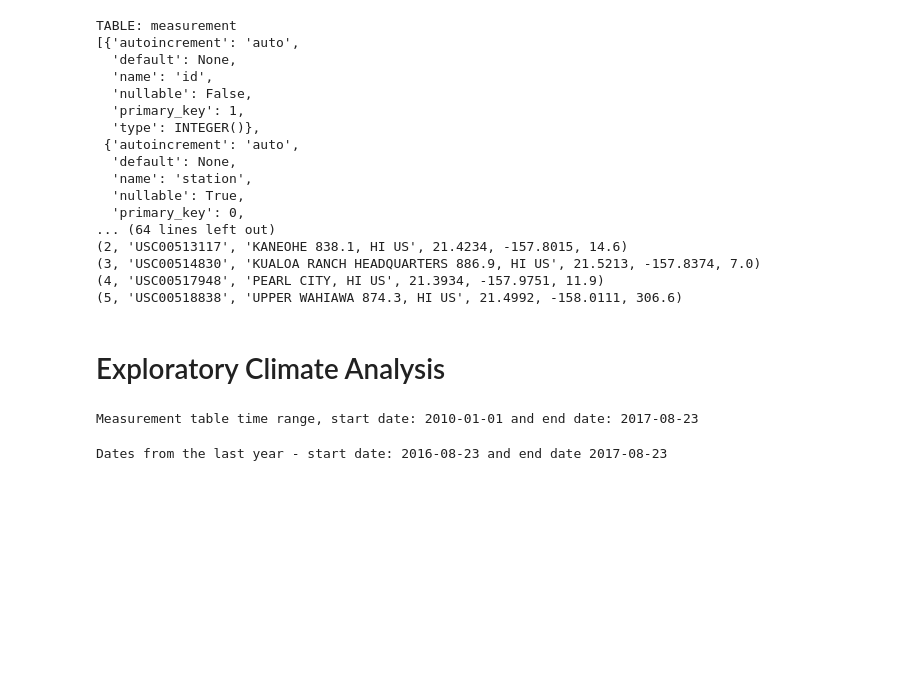
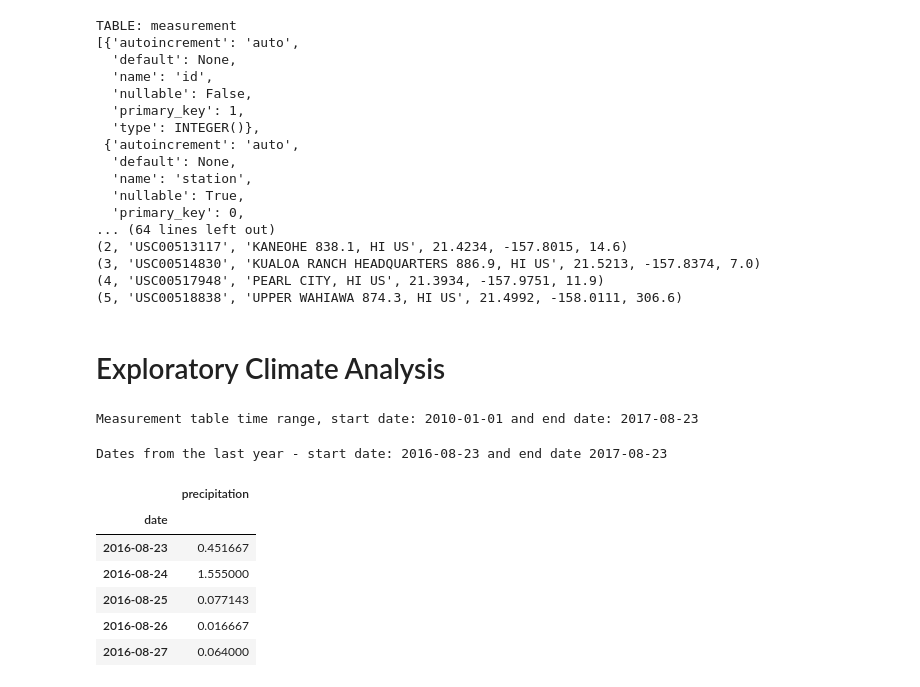
Before and after one commit to cmoeser5/Hawaii-Climate-Analysis, a Jupyter notebook: climate.ipynb, the cells around one changed output. Cells and saved outputs as stored; diff of their text form; code cells hidden in the pictures; blank space fills up the shorter version.

```diff
--- a/climate.ipynb
+++ b/climate.ipynb
@@ -118,3 +118,27 @@ end_date = max_date
 print(f"Dates from the last year - start date: {start_date} and end date {end_date}")
 # %% [output]
 Dates from the last year - start date: 2016-08-23 and end date 2017-08-23
+# %%
+# Design a query to retrieve the last 12 months of precipitation data and plot the results
+query = (
+    session.query(Measurement.date, func.avg(Measurement.prcp))
+    .filter(Measurement.date >= start_date)
+    .filter(Measurement.date <= end_date)
+    .group_by(Measurement.date)
+)
+
+# Save the query results as a Pandas DataFrame and set the index to the date column
+prcp_df = (
+    pd.read_sql(query.statement, query.session.bind, index_col="date")
+    .rename(columns={"avg_1": "precipitation"})
+    .sort_index()
+)
+prcp_df.head()
+# %% [output]
+|  | precipitation |
+| date |  |
+| 2016-08-23 | 0.451667 |
+| 2016-08-24 | 1.555000 |
+| 2016-08-25 | 0.077143 |
+| 2016-08-26 | 0.016667 |
+| 2016-08-27 | 0.064000 |
```
Also changed, not shown: parts of 8 cells of this notebook.
